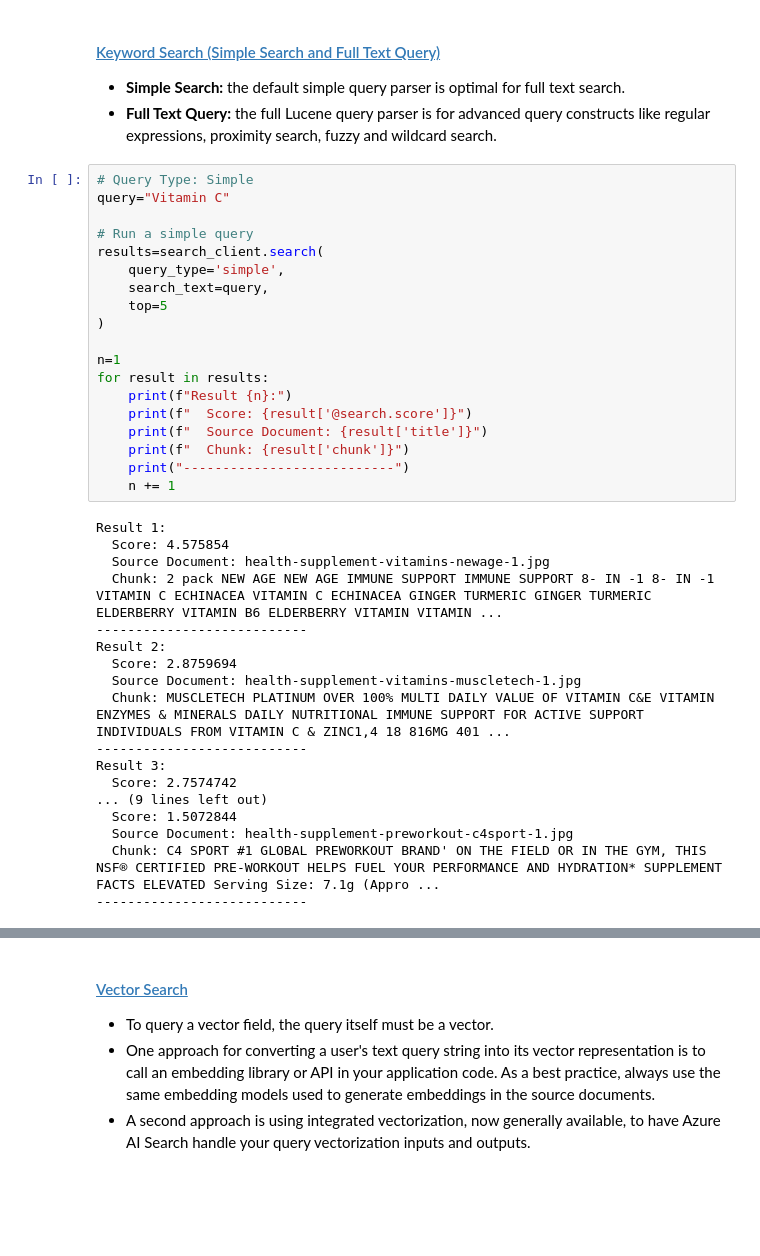
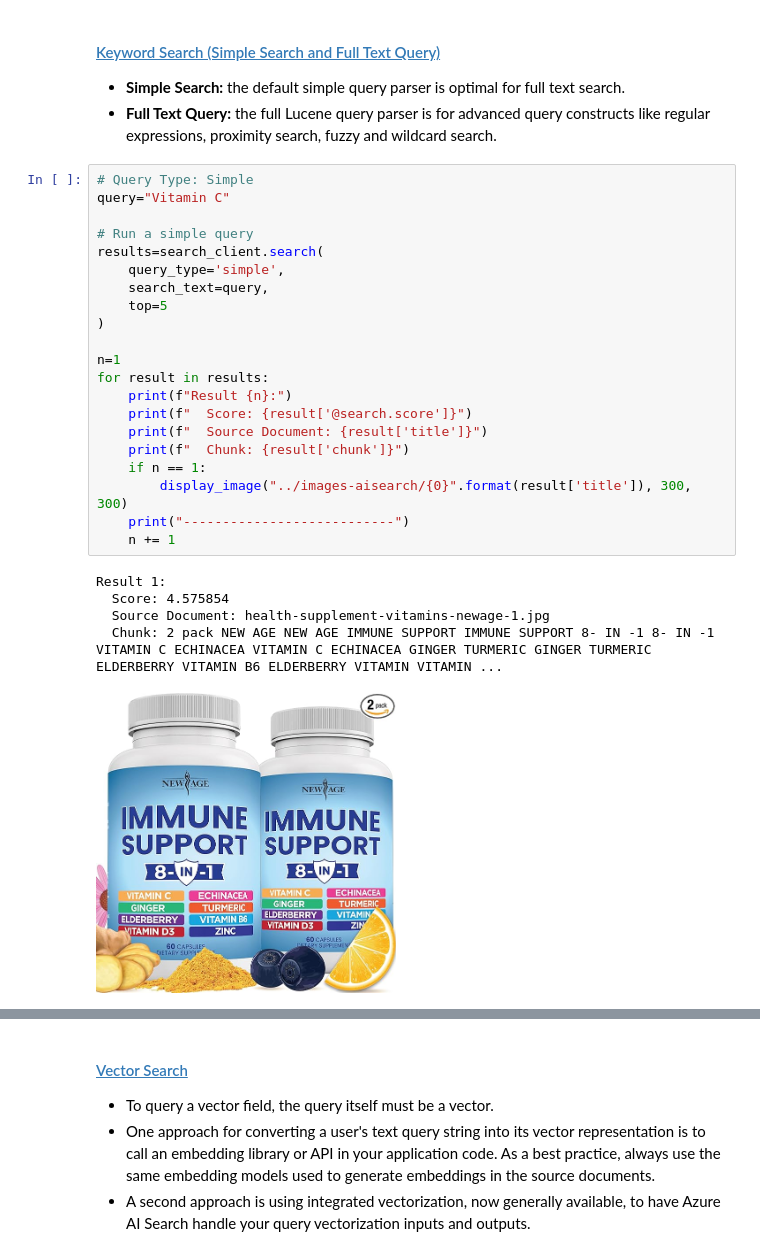
Before and after one commit to pradorodriguez/tc25-iims, a Jupyter notebook: labs/04-tc-iims-guide-v1.ipynb, the cells around one changed output, grey strips where cells are left out. Drawn from its saved outputs; the diff is of its cells as text; blank space fills up the shorter version.

```diff
--- a/labs/04-tc-iims-guide-v1.ipynb
+++ b/labs/04-tc-iims-guide-v1.ipynb
@@ -108,37 +108,27 @@ search_client=SearchClient(
 # %%
 # Query Type: Simple
 query="Vitamin C"
 
 # Run a simple query
 results=search_client.search(
     query_type='simple',
     search_text=query,
     top=5
 )
 
 n=1
 for result in results:
     print(f"Result {n}:")
     print(f"  Score: {result['@search.score']}")
     print(f"  Source Document: {result['title']}")
     print(f"  Chunk: {result['chunk']}")
+    if n == 1:
+        display_image("../images-aisearch/{0}".format(result['title']), 300, 300)
     print("---------------------------")
     n += 1
 # %% [output]
 Result 1:
   Score: 4.575854
   Source Document: health-supplement-vitamins-newage-1.jpg
   Chunk: 2 pack NEW AGE NEW AGE IMMUNE SUPPORT IMMUNE SUPPORT 8- IN -1 8- IN -1 VITAMIN C ECHINACEA VITAMIN C ECHINACEA GINGER TURMERIC GINGER TURMERIC ELDERBERRY VITAMIN B6 ELDERBERRY VITAMIN VITAMIN ...
----------------------------
-Result 2:
-  Score: 2.8759694
-  Source Document: health-supplement-vitamins-muscletech-1.jpg
-  Chunk: MUSCLETECH PLATINUM OVER 100% MULTI DAILY VALUE OF VITAMIN C&E VITAMIN ENZYMES & MINERALS DAILY NUTRITIONAL IMMUNE SUPPORT FOR ACTIVE SUPPORT INDIVIDUALS FROM VITAMIN C & ZINC1,4 18 816MG 401 ...
----------------------------
-Result 3:
-  Score: 2.7574742
-... (9 lines left out)
-  Score: 1.5072844
-  Source Document: health-supplement-preworkout-c4sport-1.jpg
-  Chunk: C4 SPORT #1 GLOBAL PREWORKOUT BRAND' ON THE FIELD OR IN THE GYM, THIS NSF® CERTIFIED PRE-WORKOUT HELPS FUEL YOUR PERFORMANCE AND HYDRATION* SUPPLEMENT FACTS ELEVATED Serving Size: 7.1g (Appro ...
----------------------------
+[figure, added]
```
Also changed, not shown: parts of 22 cells of this notebook, 5 other files.
